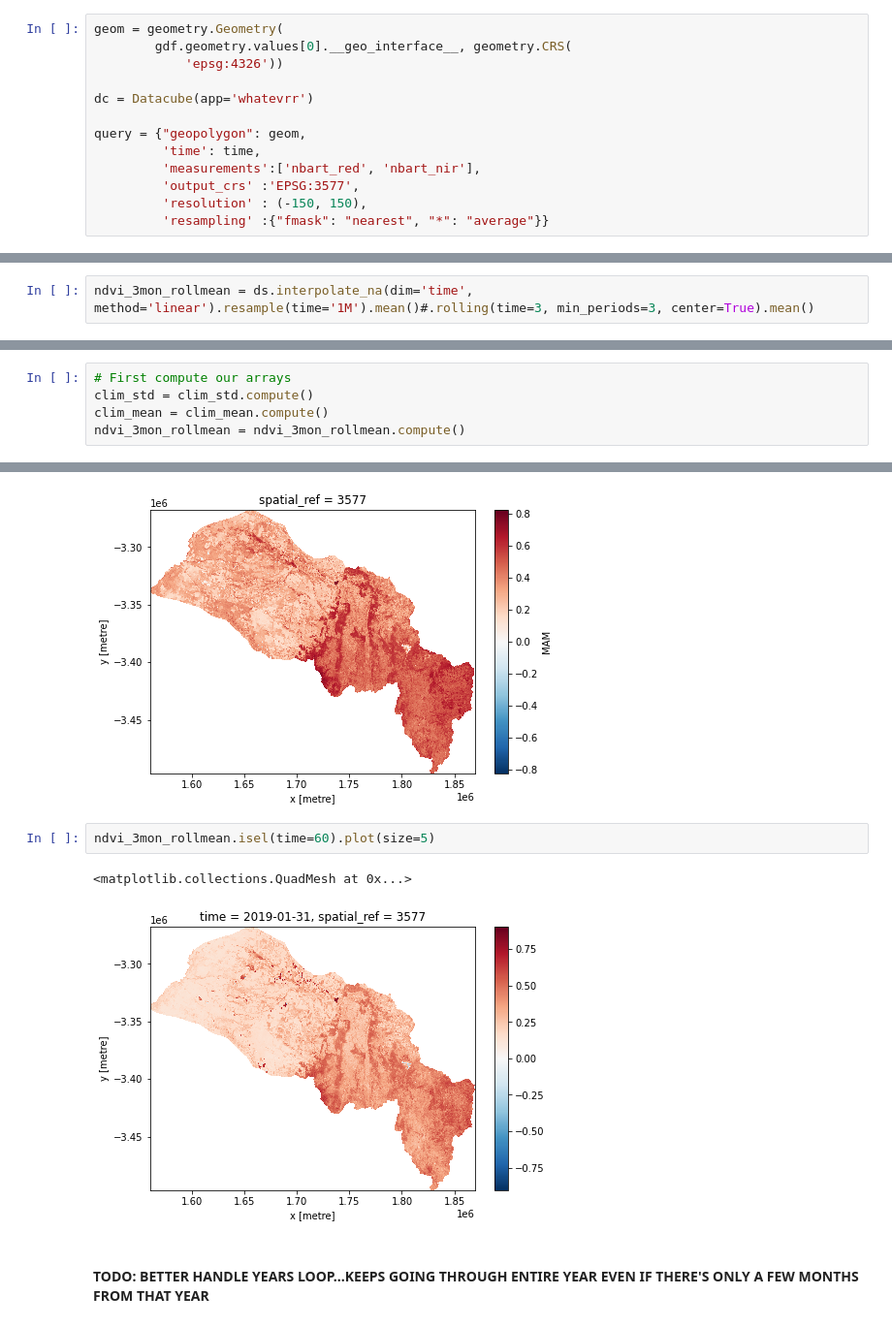
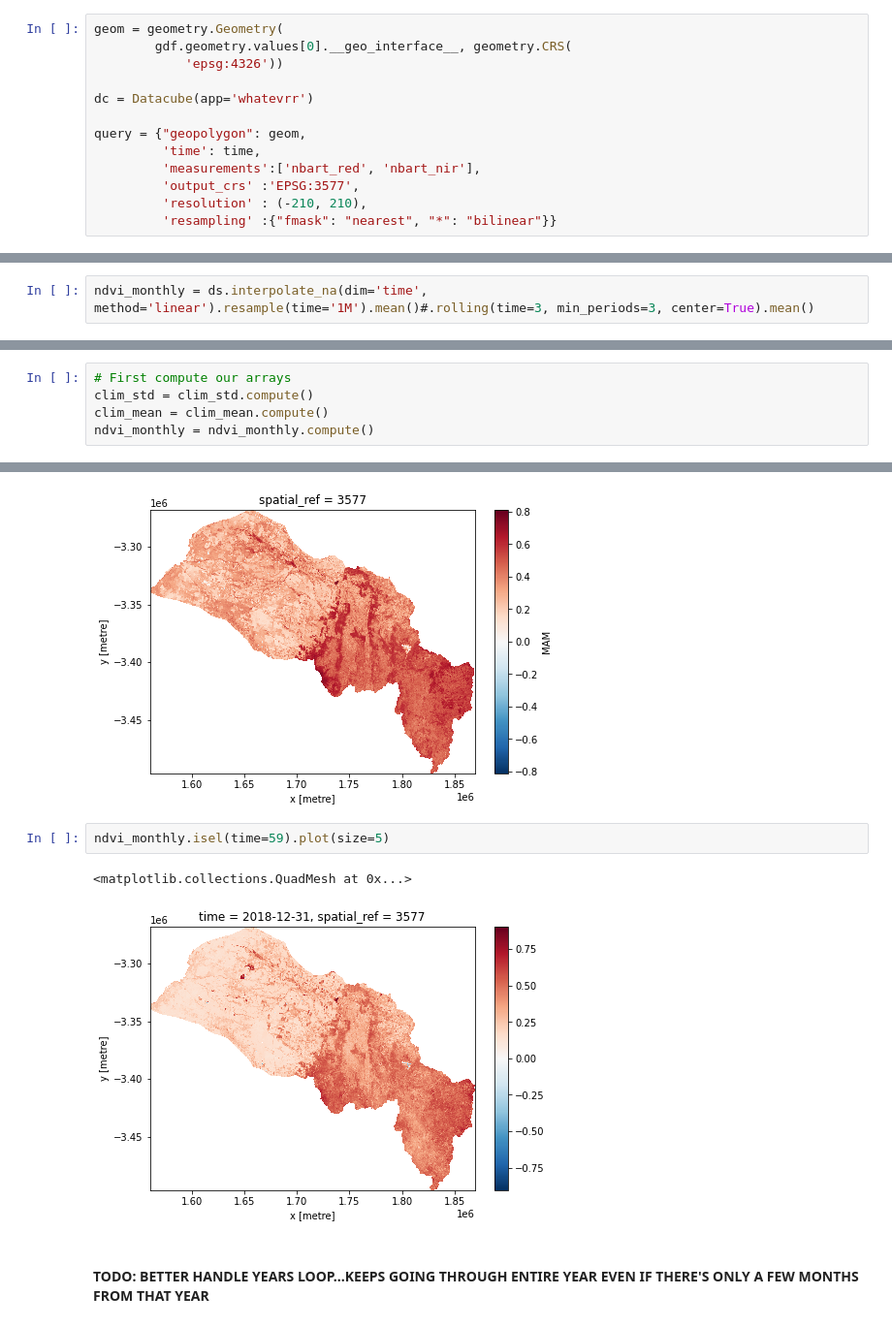
Before and after one commit to cbur24/vegetation_forecasts, a Jupyter notebook: catchment_scale_testing.ipynb, the cells around one changed output, grey strips where cells are left out. Shown at 97% size. Drawn from its saved outputs; the diff is of its cells as text.

```diff
--- a/catchment_scale_testing.ipynb
+++ b/catchment_scale_testing.ipynb
@@ -60,8 +63,8 @@ query = {"geopolygon": geom,
          'time': time,
          'measurements':['nbart_red', 'nbart_nir'],
          'output_crs' :'EPSG:3577',
-         'resolution' : (-150, 150),
-         'resampling' :{"fmask": "nearest", "*": "average"}}
+         'resolution' : (-210, 210),
+         'resampling' :{"fmask": "nearest", "*": "bilinear"}}
 # %%
 ds = load_ard(dc=dc,
               dask_chunks={'x':500, 'y':500, 'time':-1},
@@ -91,5 +91,5 @@ TODO: switch to `fast_completion` (wrap function inside xr.map_blocks or xr.appl
 # %%
-ndvi_3mon_rollmean = ds.interpolate_na(dim='time', method='linear').resample(time='1M').mean()#.rolling(time=3, min_periods=3, center=True).mean()
+ndvi_monthly = ds.interpolate_na(dim='time', method='linear').resample(time='1M').mean()#.rolling(time=3, min_periods=3, center=True).mean()
 # %% [markdown]
 ## Load climatologies
 Data is a subset over the Gwydir catchment
@@ -123,17 +123,17 @@ Loop through each year+quarter and substract climatology, then rebuild time-seri
 # First compute our arrays
 clim_std = clim_std.compute()
 clim_mean = clim_mean.compute()
-ndvi_3mon_rollmean = ndvi_3mon_rollmean.compute()
+ndvi_monthly = ndvi_monthly.compute()
 # %%
 clim_mean.MAM.plot(size=5)
 # %% [output]
 <matplotlib.collections.QuadMesh at 0x...>
 [figure]
 # %%
-ndvi_3mon_rollmean.isel(time=60).plot(size=5)
+ndvi_monthly.isel(time=59).plot(size=5)
 # %% [output]
 <matplotlib.collections.QuadMesh at 0x...>
-[figure, old version]
+[figure, new version]
 # %% [markdown]
 #### TODO: BETTER HANDLE YEARS LOOP...KEEPS GOING THROUGH ENTIRE YEAR EVEN IF THERE'S ONLY A FEW MONTHS FROM THAT YEAR
 # %%
```
Also changed, not shown: parts of 17 cells of this notebook.
